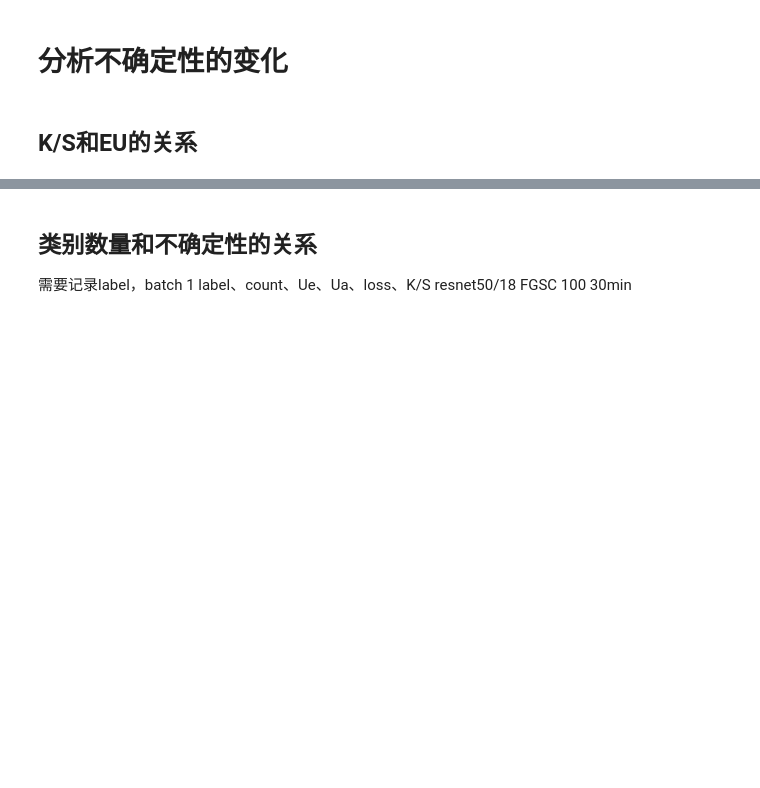
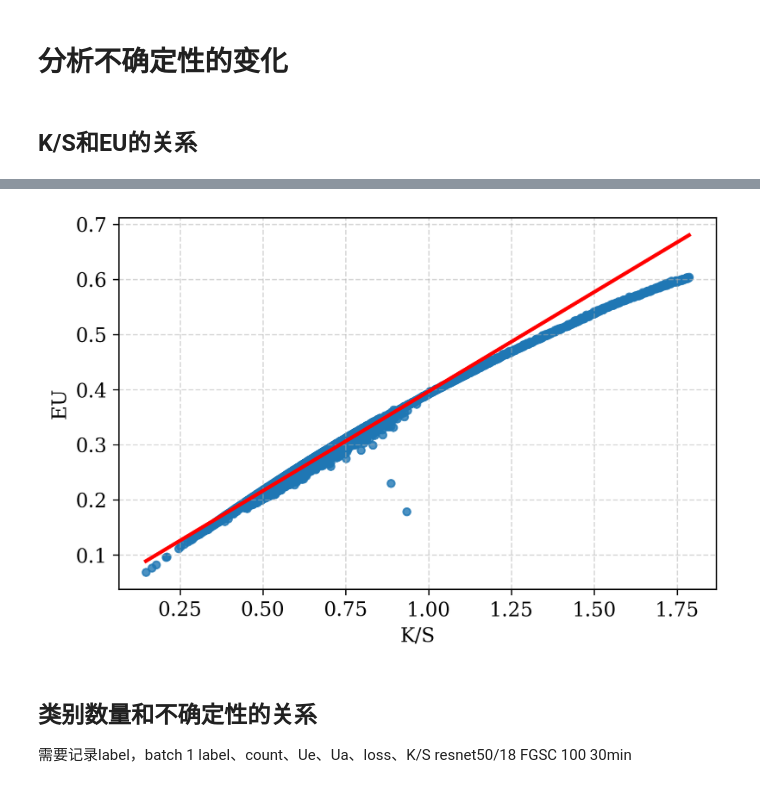
Before and after one commit to asker9527/LT-Uncertainty, a Jupyter notebook: dongtai.ipynb, the cells around one changed output, grey strips where cells are left out. Drawn from its saved outputs; the diff is of its cells as text; code cells hidden in the pictures; blank space fills up the shorter version.

```diff
--- a/dongtai.ipynb
+++ b/dongtai.ipynb
@@ -158,21 +178,23 @@ Ua      0.957342  0.092897  0.952671  0.489220  0.532565  1.000000
 # %%
 import seaborn as sns
 import matplotlib.pyplot as plt
 import matplotlib as mpl
 
 # 设置论文风格（Latex 字体 + 尺寸）
 mpl.rcParams['font.family'] = 'serif'
 mpl.rcParams['font.size'] = 12
 
 plt.figure(figsize=(6, 4), dpi=300)
-sns.regplot(x='Ue', y='K/S', data=df, scatter_kws={'s': 20}, line_kws={'color': 'red'})
-plt.xlabel('Variable A')
-plt.ylabel('Variable B')
-plt.title('Relationship between A and B')
+sns.regplot(x='K/S', y='Ue', data=df, scatter_kws={'s': 20}, line_kws={'color': 'red'})
+plt.xlabel('K/S')
+plt.ylabel('EU')
+# plt.title('Relationship between A and B')
 plt.tight_layout()
 plt.grid(True, linestyle='--', alpha=0.5)
-# plt.savefig('./figure/correlation_plot.png', dpi=300)
+# plt.savefig('./figure/correlation_plot.png', dpi=600)
 plt.show()
+# %% [output]
+[figure, added]
 # %% [markdown]
 ## 类别数量和不确定性的关系
 需要记录label，batch 1
```
Also changed, not shown: parts of 17 cells of this notebook, 5 other files.
